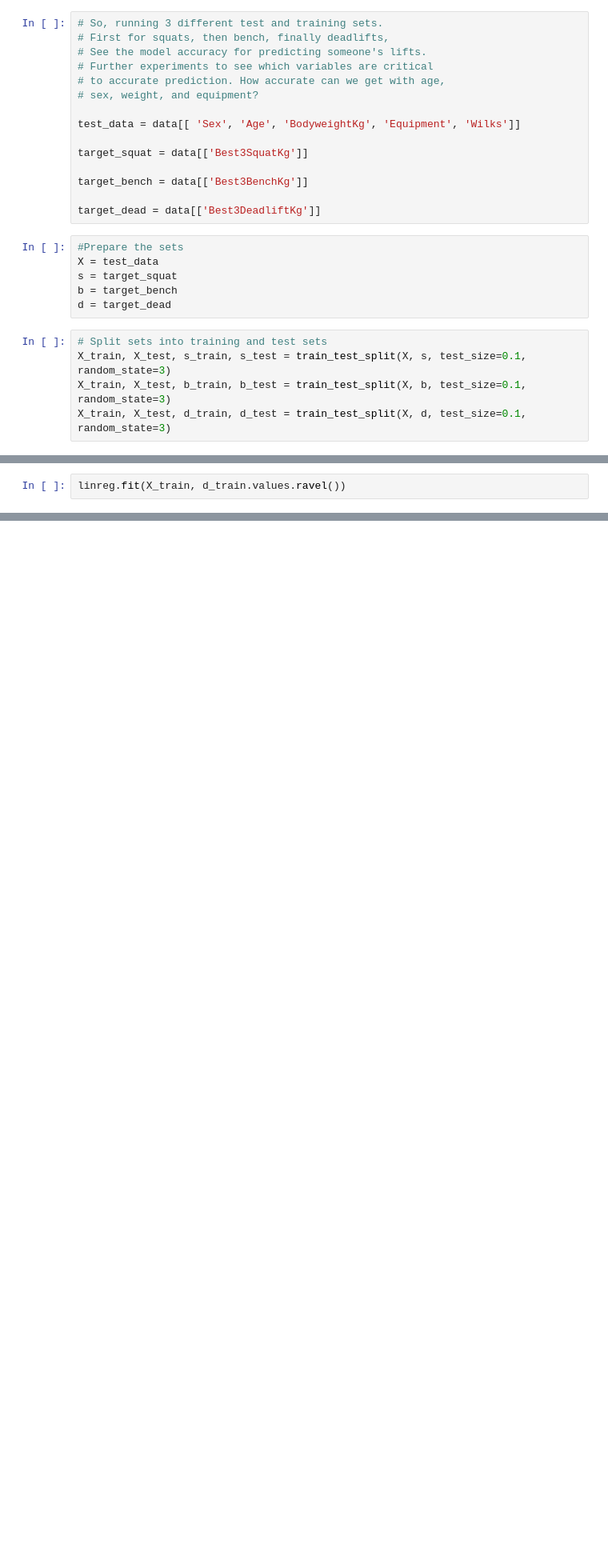
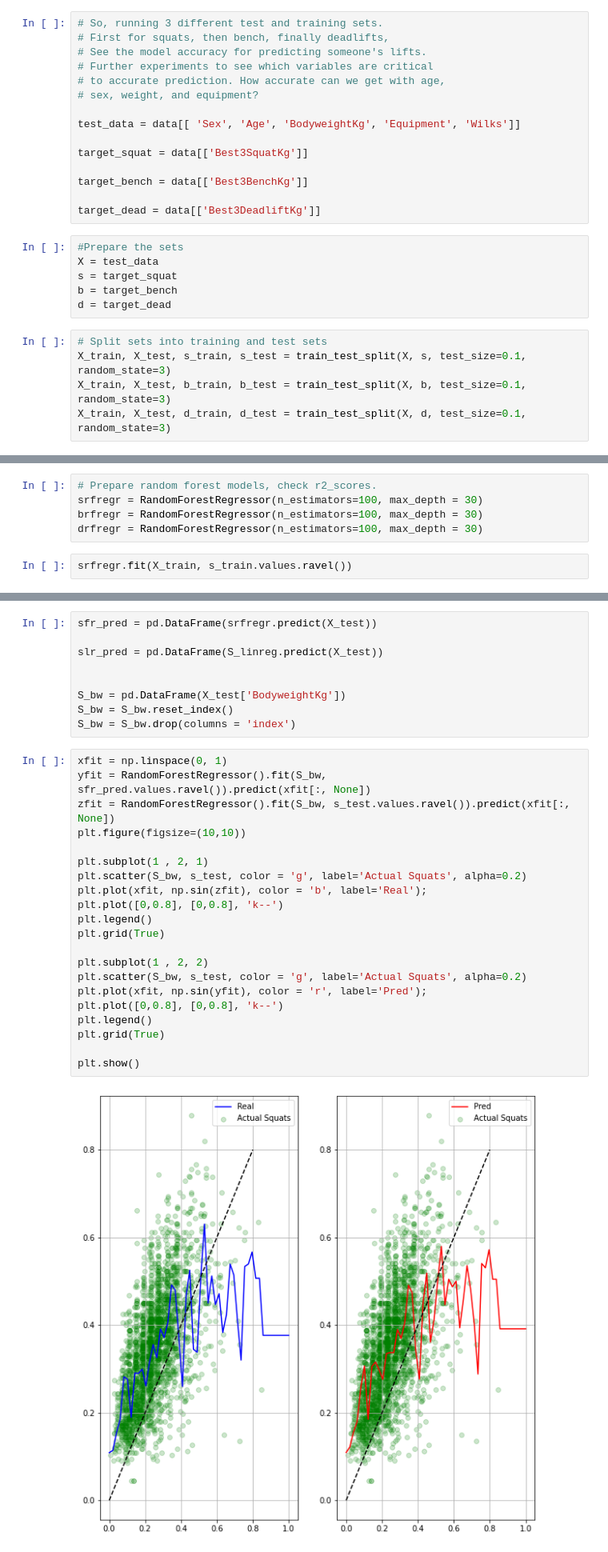
Before and after one commit to SerRichard/powerliftingrepo, a Jupyter notebook: Predicting lifts[Regression Comp].ipynb, the cells around one changed output, grey strips where cells are left out. Shown: that part at 80% size. Saved outputs shown, nothing was run; the diff lists cells and outputs as text; blank space fills up the shorter version.

```diff
--- a/Predicting lifts[Regression Comp].ipynb
+++ b/Predicting lifts[Regression Comp].ipynb
@@ -206,2 +136,0 @@ R2-score: 0.85
-# %%
-linreg.fit(X_train, d_train.values.ravel())
@@ -269,0 +137,7 @@ plt.show()
+# %%
+# Prepare random forest models, check r2_scores.
+srfregr = RandomForestRegressor(n_estimators=100, max_depth = 30)
+brfregr = RandomForestRegressor(n_estimators=100, max_depth = 30)
+drfregr = RandomForestRegressor(n_estimators=100, max_depth = 30)
+# %%
+srfregr.fit(X_train, s_train.values.ravel())
@@ -269,0 +243,32 @@ plt.show()
+# %%
+sfr_pred = pd.DataFrame(srfregr.predict(X_test))
+
+slr_pred = pd.DataFrame(S_linreg.predict(X_test))
+
+
+S_bw = pd.DataFrame(X_test['BodyweightKg'])
+S_bw = S_bw.reset_index()
+S_bw = S_bw.drop(columns = 'index')
+# %%
+xfit = np.linspace(0, 1)
+yfit = RandomForestRegressor().fit(S_bw, sfr_pred.values.ravel()).predict(xfit[:, None])
+zfit = RandomForestRegressor().fit(S_bw, s_test.values.ravel()).predict(xfit[:, None])
+plt.figure(figsize=(10,10))
+
+plt.subplot(1 , 2, 1)
+plt.scatter(S_bw, s_test, color = 'g', label='Actual Squats', alpha=0.2)
+plt.plot(xfit, np.sin(zfit), color = 'b', label='Real');
+plt.plot([0,0.8], [0,0.8], 'k--')
+plt.legend()
+plt.grid(True)
+
+plt.subplot(1 , 2, 2)
+plt.scatter(S_bw, s_test, color = 'g', label='Actual Squats', alpha=0.2)
+plt.plot(xfit, np.sin(yfit), color = 'r', label='Pred');
+plt.plot([0,0.8], [0,0.8], 'k--')
+plt.legend()
+plt.grid(True)
+
+plt.show()
+# %% [output]
+[figure, added]
```
Also changed, not shown: parts of 37 cells of this notebook.
